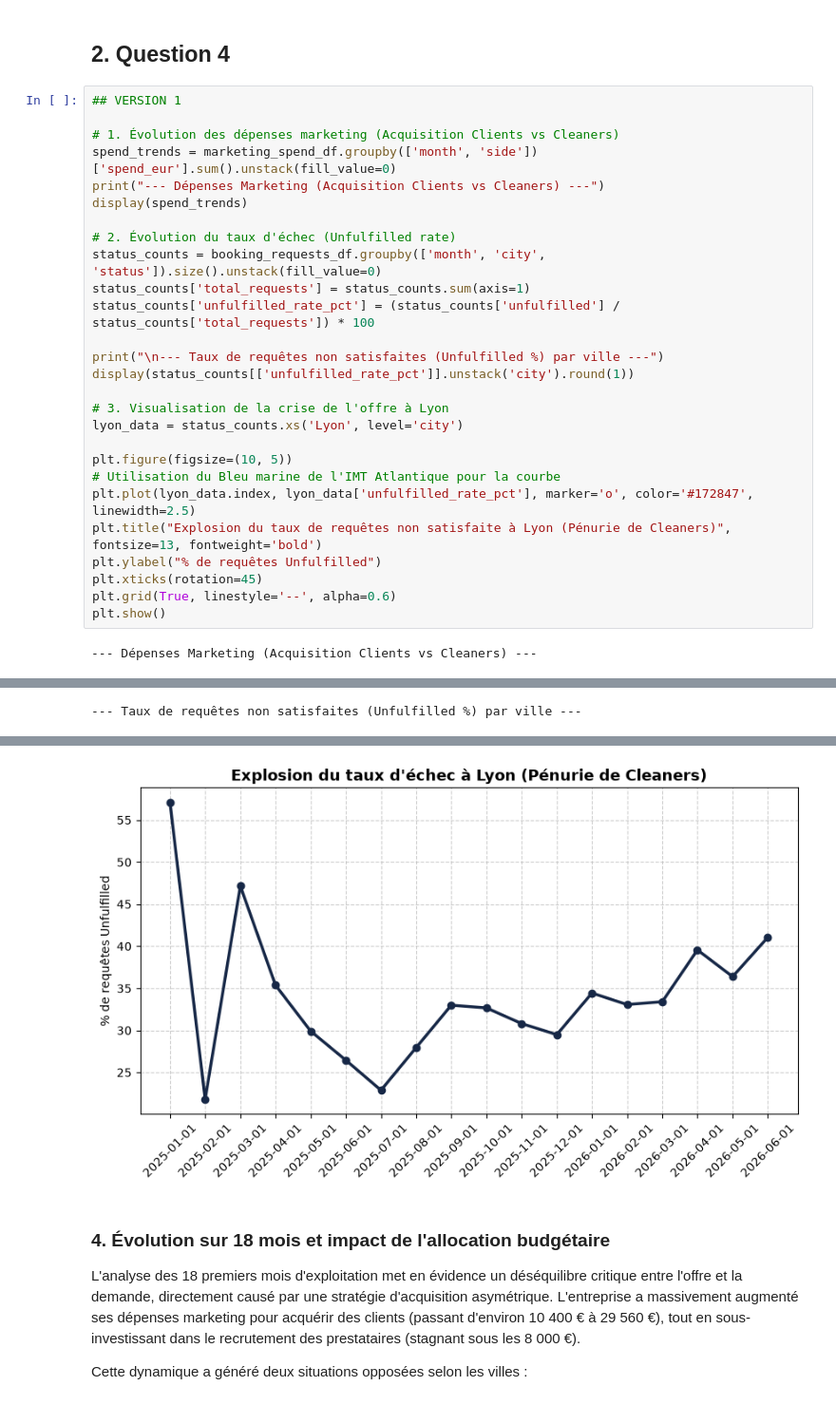
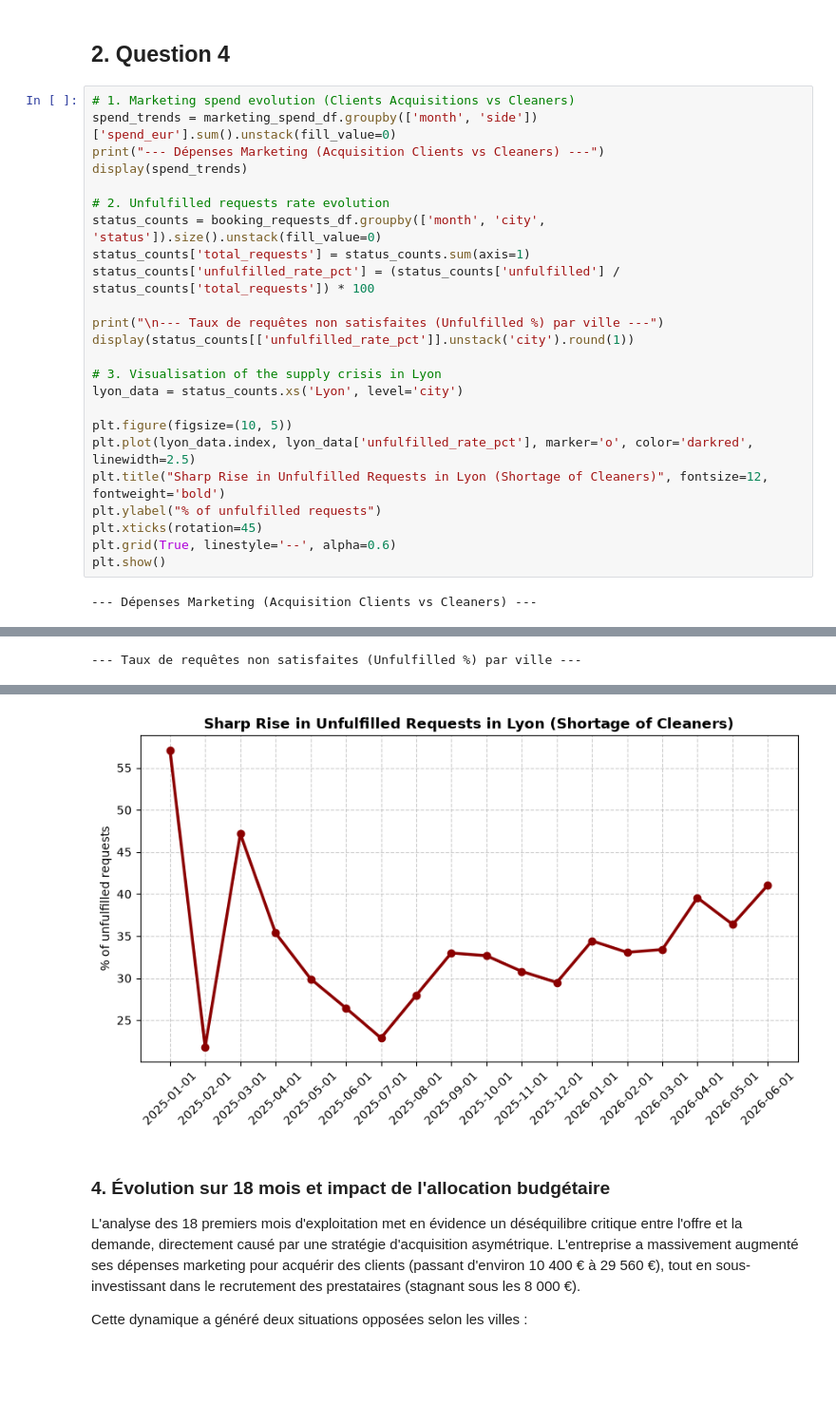
Before and after one commit to Berenice029/Growth_modelling_project, a Jupyter notebook: question_4&5.ipynb, the cells around one changed output, grey strips where cells are left out. Shown at 95% size. Cells and saved outputs as stored; diff of their text form; blank space fills up the shorter version.

```diff
--- a/question_4&5.ipynb
+++ b/question_4&5.ipynb
@@ -27,14 +26,12 @@ booking_requests_df.head()
 # %% [markdown]
 ## 2. Question 4
 # %%
-## VERSION 1
-
-# 1. Évolution des dépenses marketing (Acquisition Clients vs Cleaners)
+# 1. Marketing spend evolution (Clients Acquisitions vs Cleaners)
 spend_trends = marketing_spend_df.groupby(['month', 'side'])['spend_eur'].sum().unstack(fill_value=0)
 print("--- Dépenses Marketing (Acquisition Clients vs Cleaners) ---")
 display(spend_trends)
 
-# 2. Évolution du taux d'échec (Unfulfilled rate)
+# 2. Unfulfilled requests rate evolution
 status_counts = booking_requests_df.groupby(['month', 'city', 'status']).size().unstack(fill_value=0)
 status_counts['total_requests'] = status_counts.sum(axis=1)
 status_counts['unfulfilled_rate_pct'] = (status_counts['unfulfilled'] / status_counts['total_requests']) * 100
@@ -42,14 +39,13 @@ status_counts['unfulfilled_rate_pct'] = (status_counts['unfulfilled'] / status_c
 print("\n--- Taux de requêtes non satisfaites (Unfulfilled %) par ville ---")
 display(status_counts[['unfulfilled_rate_pct']].unstack('city').round(1))
 
-# 3. Visualisation de la crise de l'offre à Lyon
+# 3. Visualisation of the supply crisis in Lyon
 lyon_data = status_counts.xs('Lyon', level='city')
 
 plt.figure(figsize=(10, 5))
-# Utilisation du Bleu marine de l'IMT Atlantique pour la courbe
-plt.plot(lyon_data.index, lyon_data['unfulfilled_rate_pct'], marker='o', color='#172847', linewidth=2.5)
-plt.title("Explosion du taux de requêtes non satisfaite à Lyon (Pénurie de Cleaners)", fontsize=13, fontweight='bold')
-plt.ylabel("% de requêtes Unfulfilled")
+plt.plot(lyon_data.index, lyon_data['unfulfilled_rate_pct'], marker='o', color='darkred', linewidth=2.5)
+plt.title("Sharp Rise in Unfulfilled Requests in Lyon (Shortage of Cleaners)", fontsize=12, fontweight='bold')
+plt.ylabel("% of unfulfilled requests")
 plt.xticks(rotation=45)
 plt.grid(True, linestyle='--', alpha=0.6)
 plt.show()
@@ -76,24 +72,24 @@ plt.show()
 --- Taux de requêtes non satisfaites (Unfulfilled %) par ville ---
 | status | unfulfilled_rate_pct |  |  |  |
 | city | Bordeaux | Lille | Lyon | Paris |
 | month |  |  |  |  |
 | 2025-01-01 | NaN | NaN | 57.1 | 5.7 |
 | 2025-02-01 | NaN | NaN | 21.8 | 5.6 |
 | 2025-03-01 | NaN | NaN | 47.2 | 8.8 |
 | 2025-04-01 | 1.4 | NaN | 35.4 | 8.9 |
 | 2025-05-01 | 3.4 | NaN | 29.9 | 3.5 |
 | 2025-06-01 | 4.4 | NaN | 26.5 | 3.3 |
 | 2025-07-01 | 2.9 | NaN | 22.9 | 3.8 |
 | 2025-08-01 | 4.3 | NaN | 28.0 | 6.5 |
 | 2025-09-01 | 5.7 | 7.6 | 33.0 | 5.9 |
 | 2025-10-01 | 5.8 | 1.6 | 32.7 | 7.1 |
 | ... | ... | ... | ... | ... |
 | 2026-02-01 | 5.5 | 1.8 | 33.1 | 5.0 |
 | 2026-03-01 | 3.0 | 7.4 | 33.4 | 3.7 |
 | 2026-04-01 | 5.8 | 4.3 | 39.6 | 2.1 |
 | 2026-05-01 | 5.5 | 0.7 | 36.4 | 3.7 |
 | 2026-06-01 | 4.9 | 6.9 | 41.1 | 6.5 |
-[figure, old version]
+[figure, new version]
 # %% [markdown]
 ### 4. Évolution sur 18 mois et impact de l'allocation budgétaire
 
```
Also changed, not shown: parts of 5 cells of this notebook, 6 other files.
